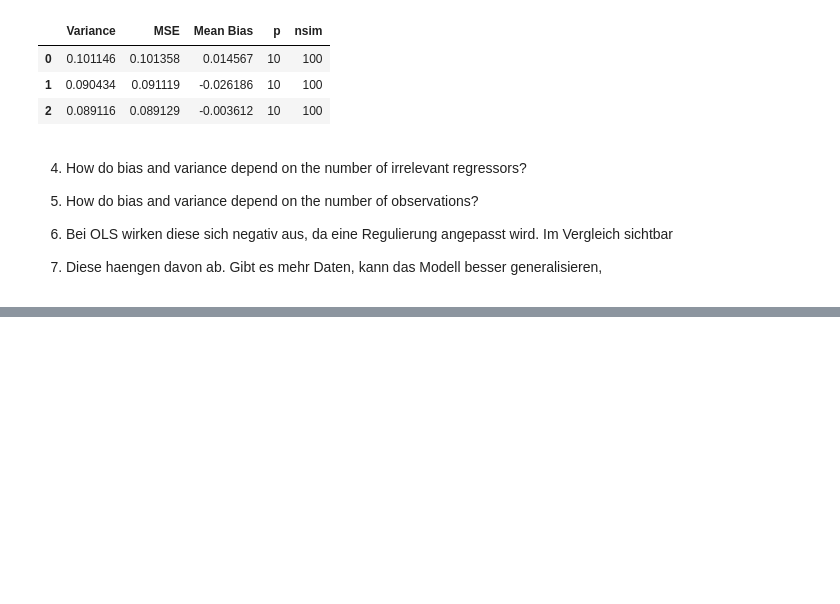
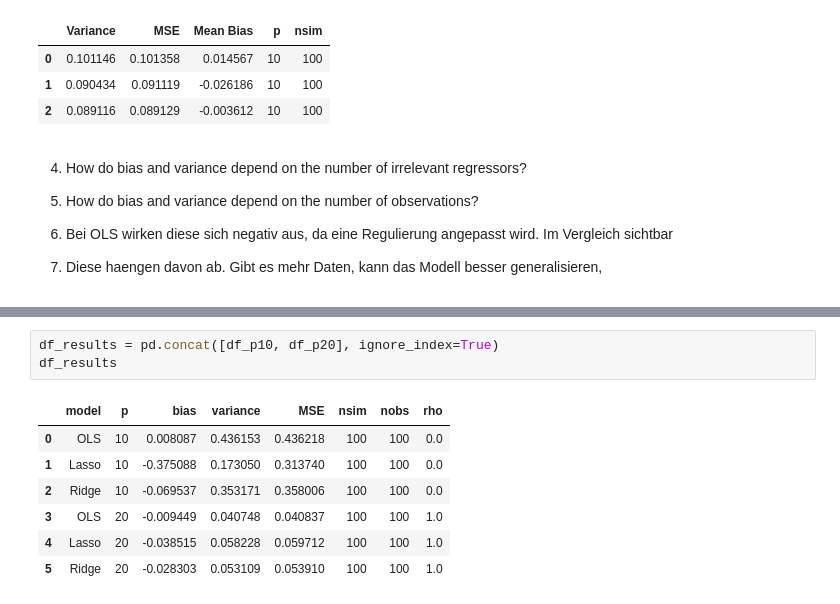
Before and after one commit to FinnReinders/Labs, a Jupyter notebook: Lab1.ipynb, the cells around one changed output, grey strips where cells are left out. Cells and saved outputs as stored; diff of their text form; blank space fills up the shorter version.

```diff
--- a/Lab1.ipynb
+++ b/Lab1.ipynb
@@ -290,0 +397,11 @@ Im Vergleich sichtbar
+# %%
+df_results = pd.concat([df_p10, df_p20], ignore_index=True)
+df_results
+# %% [output]
+|  | model | p | bias | variance | MSE | nsim | nobs | rho |
+| 0 | OLS | 10 | 0.008087 | 0.436153 | 0.436218 | 100 | 100 | 0.0 |
+| 1 | Lasso | 10 | -0.375088 | 0.173050 | 0.313740 | 100 | 100 | 0.0 |
+| 2 | Ridge | 10 | -0.069537 | 0.353171 | 0.358006 | 100 | 100 | 0.0 |
+| 3 | OLS | 20 | -0.009449 | 0.040748 | 0.040837 | 100 | 100 | 1.0 |
+| 4 | Lasso | 20 | -0.038515 | 0.058228 | 0.059712 | 100 | 100 | 1.0 |
+| 5 | Ridge | 20 | -0.028303 | 0.053109 | 0.053910 | 100 | 100 | 1.0 |
```
Also changed, not shown: parts of 2 cells of this notebook, 1 other file.
